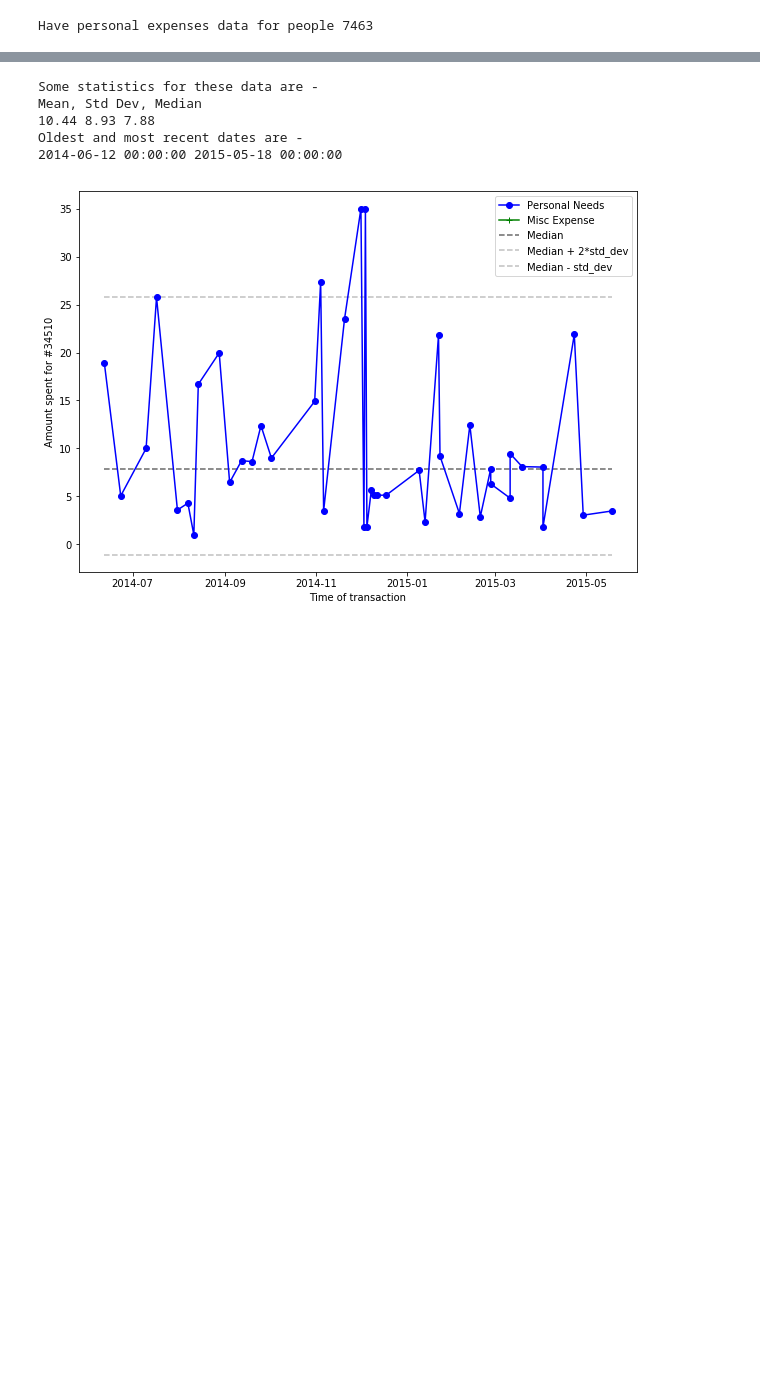
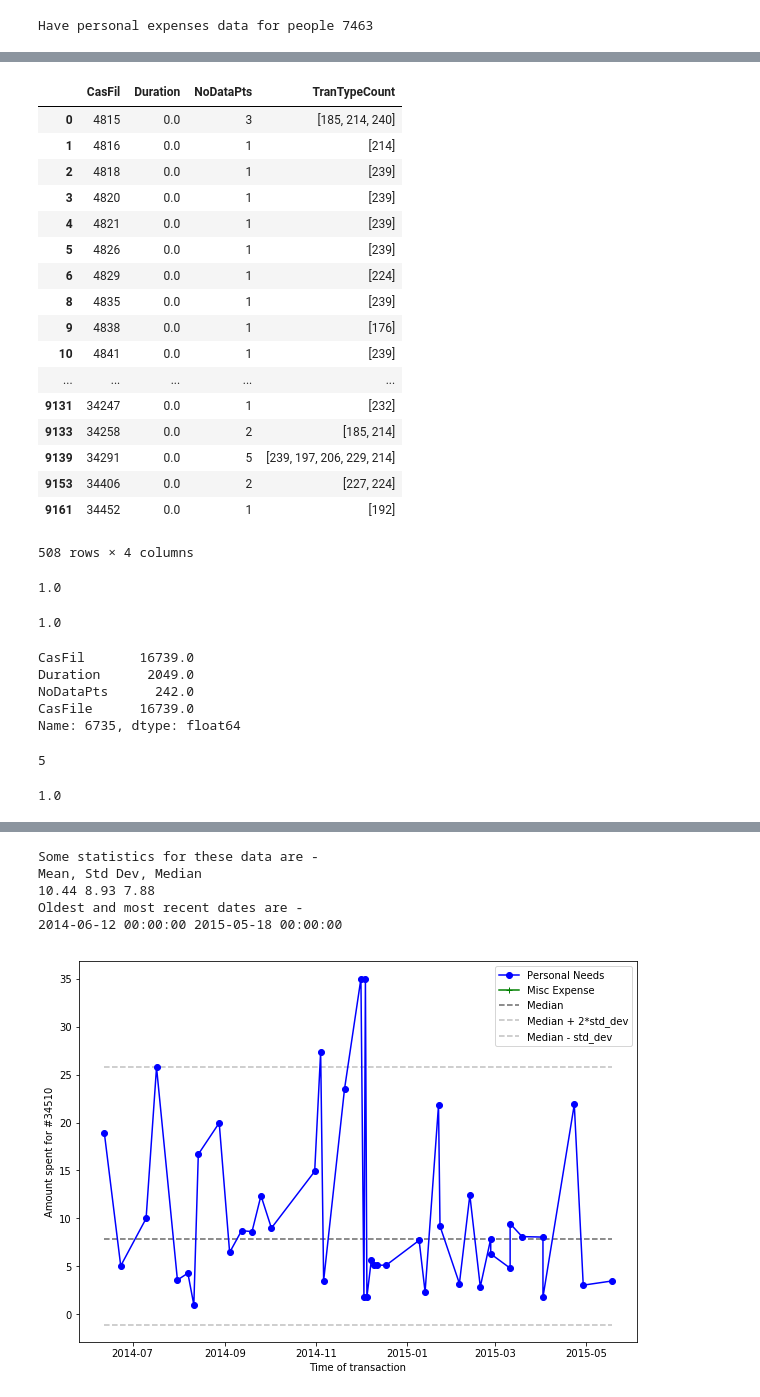
Before and after one commit to sanhitamj/elderly_fraud_detection, a Jupyter notebook: PersonalNeeds.ipynb, the cells around one changed output, grey strips where cells are left out. Drawn from its saved outputs; the diff is of its cells as text; code cells hidden in the pictures; blank space fills up the shorter version.

```diff
--- a/PersonalNeeds.ipynb
+++ b/PersonalNeeds.ipynb
@@ -37,0 +81,46 @@ df['NoDays'] = (df['TranDt'] - df['TranDt'].min())/ np.timedelta64(1,'D')
+# %%
+explore[explore['Duration']== 0]
+# %% [output]
+|  | CasFil | Duration | NoDataPts | TranTypeCount |
+| 0 | 4815 | 0.0 | 3 | [185, 214, 240] |
+| 1 | 4816 | 0.0 | 1 | [214] |
+| 2 | 4818 | 0.0 | 1 | [239] |
+| 3 | 4820 | 0.0 | 1 | [239] |
+| 4 | 4821 | 0.0 | 1 | [239] |
+| 5 | 4826 | 0.0 | 1 | [239] |
+| 6 | 4829 | 0.0 | 1 | [224] |
+| 8 | 4835 | 0.0 | 1 | [239] |
+| 9 | 4838 | 0.0 | 1 | [176] |
+| 10 | 4841 | 0.0 | 1 | [239] |
+| ... | ... | ... | ... | ... |
+| 9131 | 34247 | 0.0 | 1 | [232] |
+| 9133 | 34258 | 0.0 | 2 | [185, 214] |
+| 9139 | 34291 | 0.0 | 5 | [239, 197, 206, 229, 214] |
+| 9153 | 34406 | 0.0 | 2 | [227, 224] |
+| 9161 | 34452 | 0.0 | 1 | [192] |
+508 rows × 4 columns
+# %%
+np.mean(dur_ind == NoCount.index)
+# %% [output]
+1.0
+# %%
+np.mean(df_piv.index== NoCount.index)
+# %% [output]
+1.0
+# %%
+explore.iloc[6735]
+# %% [output]
+CasFil       16739.0
+Duration      2049.0
+NoDataPts      242.0
+CasFile      16739.0
+Name: 6735, dtype: float64
+# %%
+2049//365
+# %% [output]
+5
+# %%
+df_piv = df.pivot_table(values=['Amount'], index=['CasFil'], columns='TranCat', aggfunc='count')
+df_piv.fillna(0, inplace=True)
+# %% [output]
+1.0
```
Also changed, not shown: parts of 13 cells of this notebook, 2 other files.
